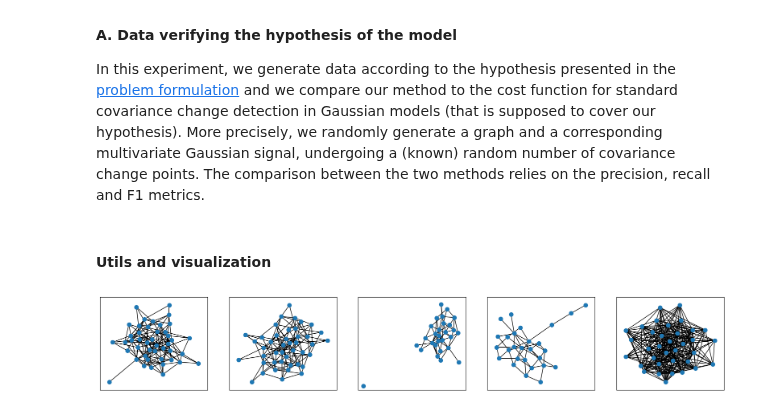
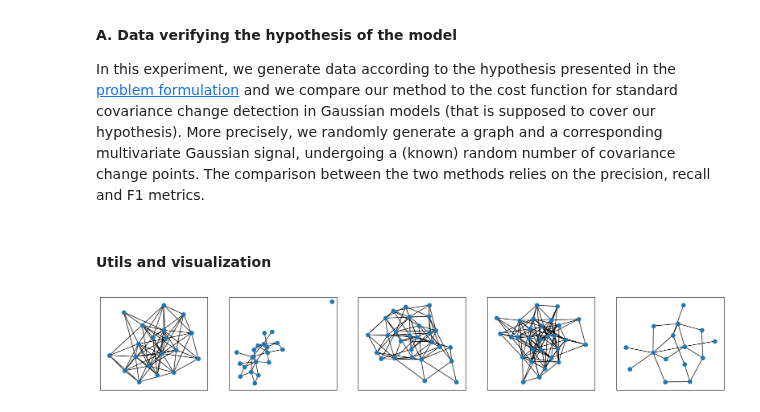
Before and after one commit to evenmatencio/graph-signals-change-point-detection, a Jupyter notebook: covariance_matrix_cpd.ipynb, the cells around one changed output. Saved outputs shown, nothing was run; the diff lists cells and outputs as text; code cells hidden in the pictures.

```diff
--- a/covariance_matrix_cpd.ipynb
+++ b/covariance_matrix_cpd.ipynb
@@ -119,17 +119,19 @@ import networkx as nx
 import ruptures as rpt
 import matplotlib.pyplot as plt
 # %%
-def generate_random_er_graphs(params_seed: int, graph_seed: int, min_n_nodes=10, max_n_nodes=50, min_edge_p=0.01, max_edge_p=0.5):
-    params_rng = np.random.default_rng(seed=params_seed)
-    n_nodes = params_rng.integers(min_n_nodes, max_n_nodes+1)
+def generate_random_er_graphs(params_rng, nx_graph_seed, min_n_nodes=10, max_n_nodes=30, min_edge_p=0.15, max_edge_p=0.5):
+    n_nodes = params_rng.integers(low=min_n_nodes, high=max_n_nodes+1)
     edge_p = min_edge_p + (max_edge_p-min_edge_p) * params_rng.random()
-    G = nx.erdos_renyi_graph(n=n_nodes, p=edge_p, seed=graph_seed)
+    G = nx.erdos_renyi_graph(n=n_nodes, p=edge_p, seed=nx_graph_seed)
     return G
 # %%
+graph_seed = 0
+params_seed = 1
 fig, axes = plt.subplots(1, 5, figsize=(4*5, 3))
+params_rng = np.random.default_rng(seed=params_seed)
 for _ in range(5):
-    G = generate_random_er_graphs(3*_, 0)
+    G = generate_random_er_graphs(params_rng, graph_seed)
     coord = nx.spring_layout(G, seed=0)
     nx.draw_networkx(G, with_labels=False, pos=coord, node_size=50, ax=axes[_])
 # %% [output]
-[figure, old version]
+[figure, new version]
```
Also changed, not shown: parts of 12 cells of this notebook.
